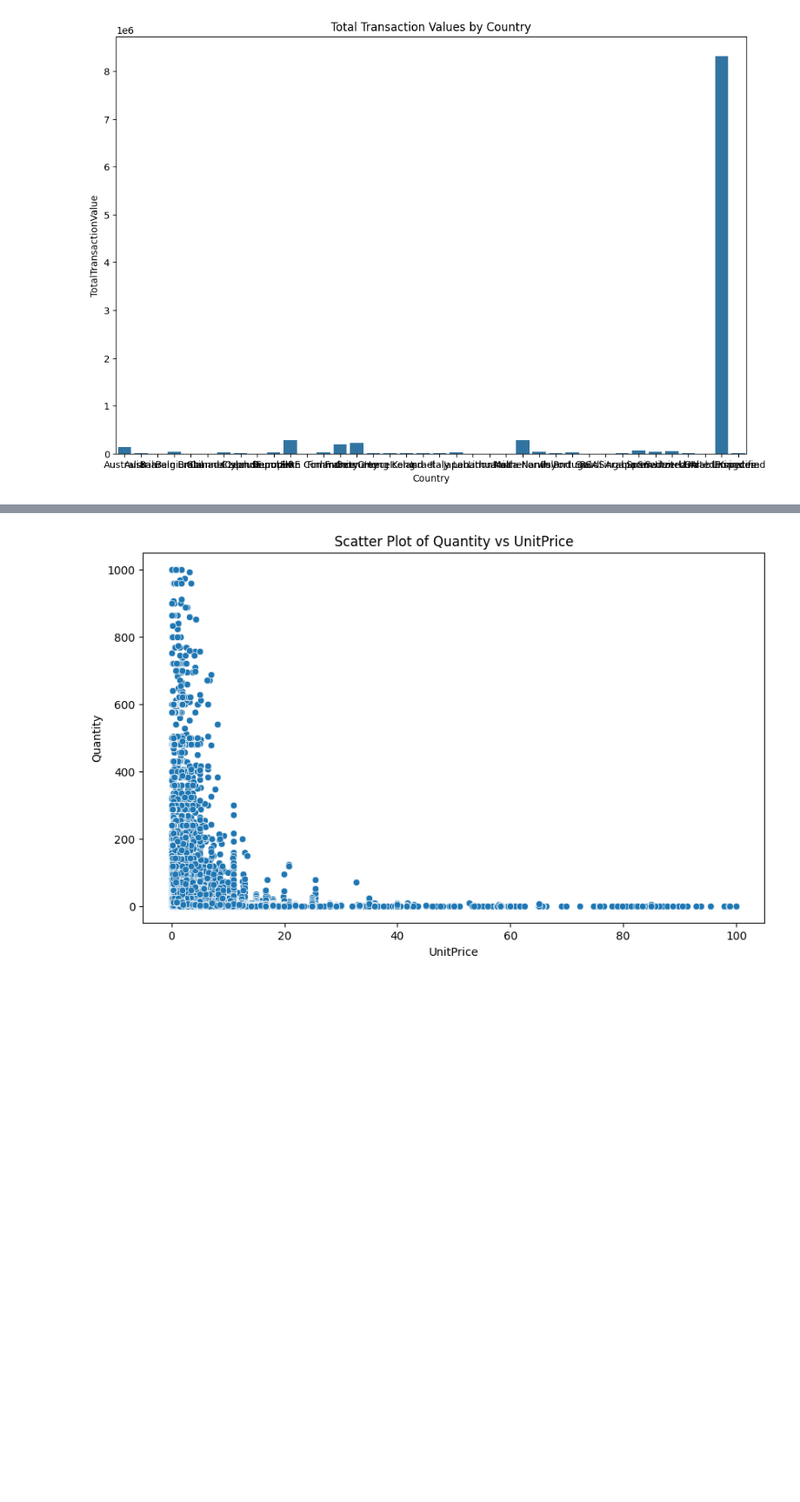
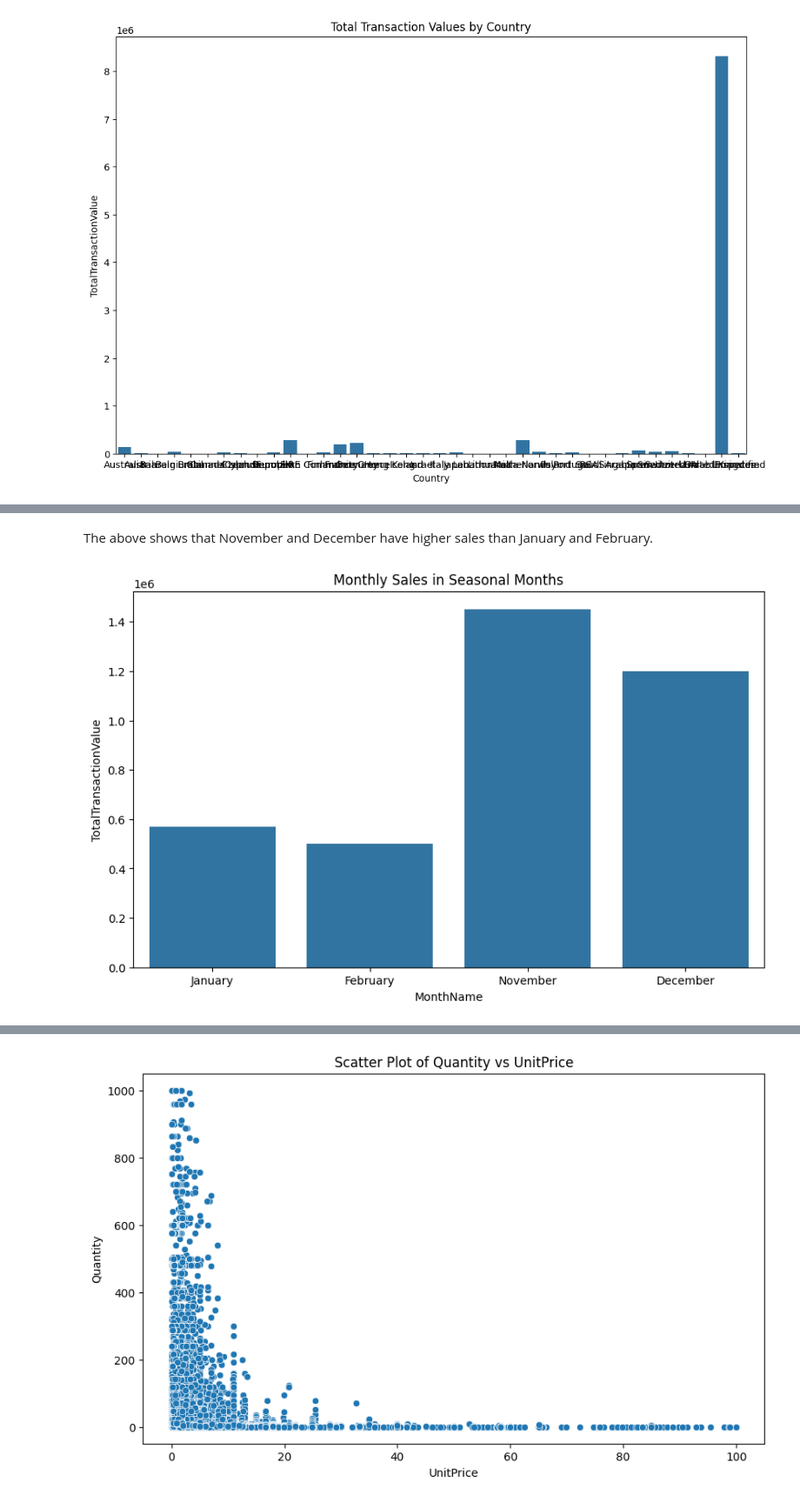
Before and after one commit to lehaanwar/OnlineRetailTransactionsDataset, a Jupyter notebook: jupyter_notebooks/Notebook_Template.ipynb, the cells around one changed output, grey strips where cells are left out. Shown at 87% size. Cells and saved outputs as stored; diff of their text form; code cells hidden in the pictures; blank space fills up the shorter version.

```diff
--- a/jupyter_notebooks/Notebook_Template.ipynb
+++ b/jupyter_notebooks/Notebook_Template.ipynb
@@ -552,0 +584,4 @@ plt.show()
+# %%
+#Use TimeSeries for time-based analysis
+df_cleaned['InvoiceDate'] = pd.to_datetime(df_cleaned['InvoiceDate'])
+df_cleaned.head()
@@ -552,0 +595,7 @@ plt.show()
+# %%
+#Time component extraction
+df_cleaned['Year'] = df_cleaned['InvoiceDate'].dt.year
+df_cleaned['Month'] = df_cleaned['InvoiceDate'].dt.month
+df_cleaned['Day'] = df_cleaned['InvoiceDate'].dt.day
+df_cleaned['MonthName'] = df_cleaned['InvoiceDate'].dt.month_name()
+df_cleaned.head()
@@ -552,0 +609,5 @@ plt.show()
+# %%
+#Filter for seasonal months (e.g., November and December, January, February)
+seasonal_months = seasonal_months = df_cleaned[df_cleaned['Month'].isin([11, 12, 1, 2])]
+df_seasonal = df_cleaned[df_cleaned['Month'].isin(seasonal_months)]
+df_seasonal.head()
@@ -552,0 +627,4 @@ plt.show()
+# %%
+# Calculate total sales by month to analyze seasonal trends
+monthly_sales = seasonal_months.groupby('MonthName')['TotalTransactionValue'].sum().reset_index()
+monthly_sales.head()
@@ -552,0 +637,10 @@ plt.show()
+# %% [markdown]
+The above shows that November and December have higher sales than January and February.
+# %%
+#Monthly sales bar chart
+plt.figure(figsize=(10, 6))
+sns.barplot(data=monthly_sales, x='MonthName', y='TotalTransactionValue', order=['January', 'February', 'November', 'December'])
+plt.title('Monthly Sales in Seasonal Months')
+plt.show()
+# %% [output]
+[figure, added]
```
Also changed, not shown: parts of 43 cells of this notebook, 2 other files.
